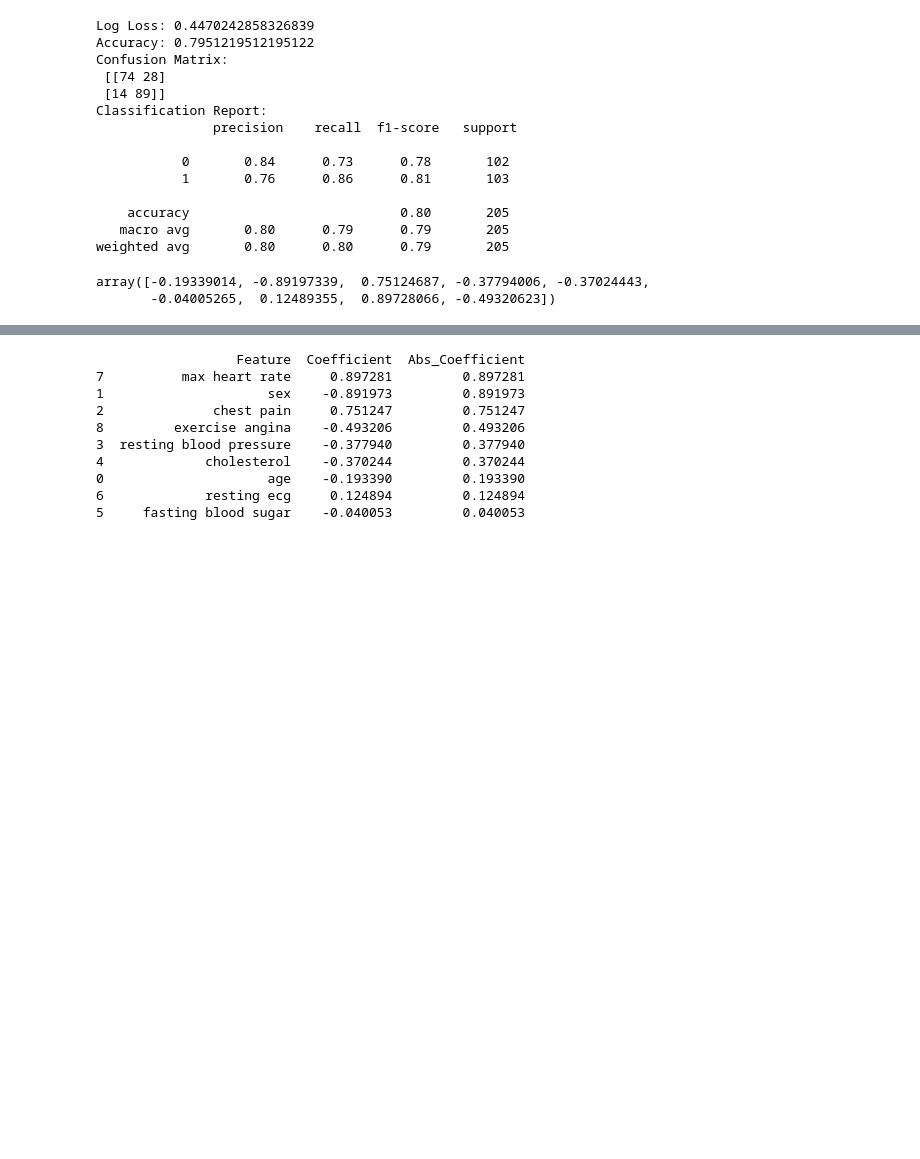
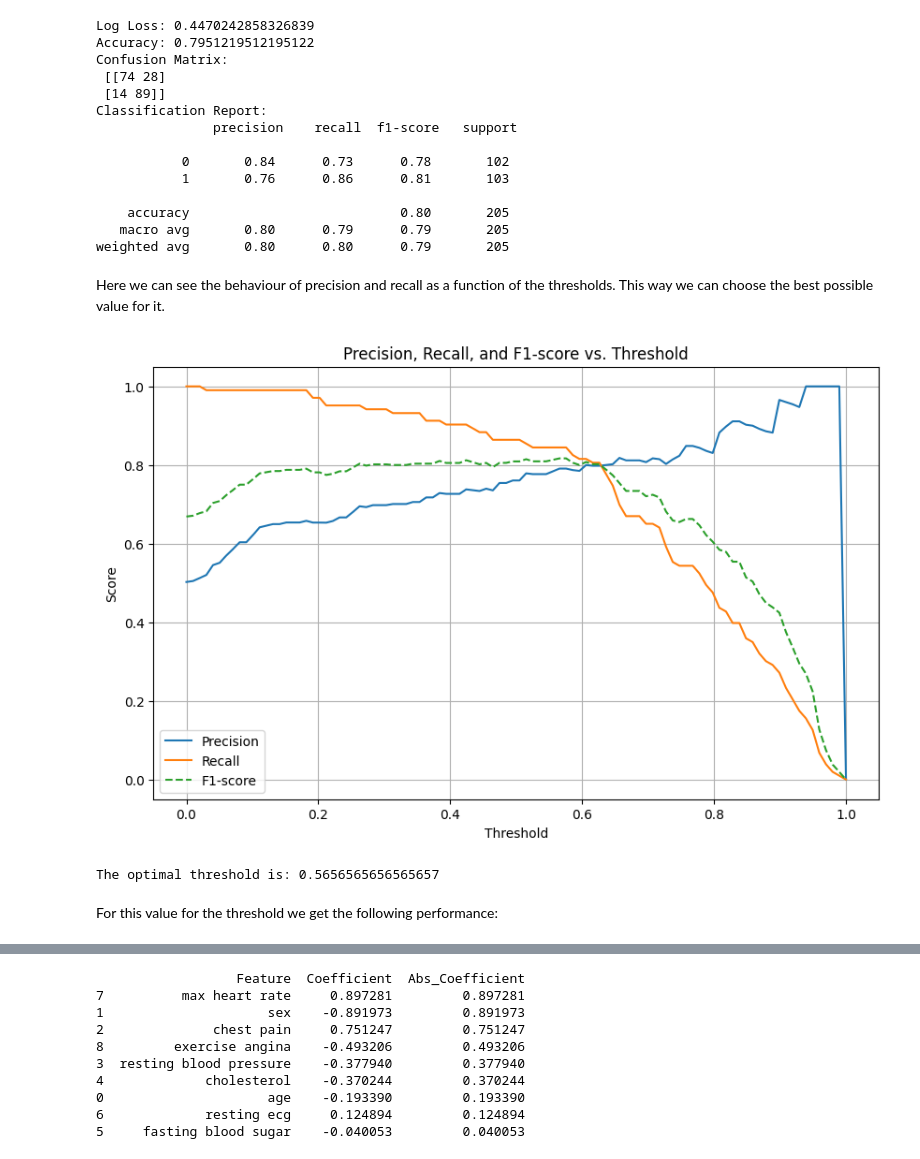
Before and after one commit to 14Smits/Heart-disease-risk-project, a Jupyter notebook: Regression blood - risk.ipynb, the cells around one changed output, grey strips where cells are left out. Cells and saved outputs as stored; diff of their text form; code cells hidden in the pictures; blank space fills up the shorter version.

```diff
--- a/Regression blood - risk.ipynb
+++ b/Regression blood - risk.ipynb
@@ -22,7 +29,7 @@ df.head()
 | 4 | 62 | 0 | 0 | 138 | 294 | 1 | 1 | 106 | 0 | 1.9 | 1 | ... |
 # %%
 #To make our model simpler, we will consider dropping some of the parameters. Of course, for the best results we should keep everythink but for this simple toy model it will be enough.
-df.drop(columns=["oldpeak","thal","slope","ca","chol"],inplace=True)
+df.drop(columns=["oldpeak","thal","slope","ca"],inplace=True)
 df.rename(columns={"cp":"chest pain","trestbps":"resting blood pressure","chol":"cholesterol","fbs":"fasting blood sugar","restecg":"resting ecg","thalach":"max heart rate","exang":"exercise angina","target":"disease_risk"},inplace=True)
 df.head()
 # %% [output]
@@ -109,8 +85,41 @@ Classification Report:
     accuracy                           0.80       205
    macro avg       0.80      0.79      0.79       205
 weighted avg       0.80      0.80      0.79       205
-# %%
-model.coef_[0]
-# %% [output]
-array([-0.19339014, -0.89197339,  0.75124687, -0.37794006, -0.37024443,
-       -0.04005265,  0.12489355,  0.89728066, -0.49320623])
+# %% [markdown]
+Here we can see the behaviour of precision and recall as a function of the thresholds. This way we can choose the best possible value for it.
+# %%
+thresholds = np.linspace(0, 1, 100)  # Generate 100 thresholds from 0 to 1
+
+# Lists to store precision, recall, and F1-score
+precisions = []
+recalls = []
+f1_scores = []
+
+# Calculate precision, recall, and F1-score for each threshold
+for threshold in thresholds:
+    y_pred = (y_pred_proba[:,1] > threshold).astype(int)
+    precisions.append(precision_score(y_test, y_pred))
+    recalls.append(recall_score(y_test, y_pred))
+    f1_scores.append(f1_score(y_test, y_pred))
+
+# Plot precision, recall, and F1-score curves
+plt.figure(figsize=(10, 6))
+plt.plot(thresholds, precisions, label='Precision')
+plt.plot(thresholds, recalls, label='Recall')
+plt.plot(thresholds, f1_scores, label='F1-score', linestyle='--')
+plt.title('Precision, Recall, and F1-score vs. Threshold')
+plt.xlabel('Threshold')
+plt.ylabel('Score')
+plt.legend()
+plt.grid(True)
+plt.show()
+# %% [output]
+[figure, added]
+# %%
+ind=f1_scores.index(max(f1_scores))
+optimal_threshold=thresholds[ind]
+print("The optimal threshold is:",optimal_threshold)
+# %% [output]
+The optimal threshold is: 0.5656565656565657
+# %% [markdown]
+For this value for the threshold we get the following performance:
```
Also changed, not shown: parts of 19 cells of this notebook, 3 other files.
